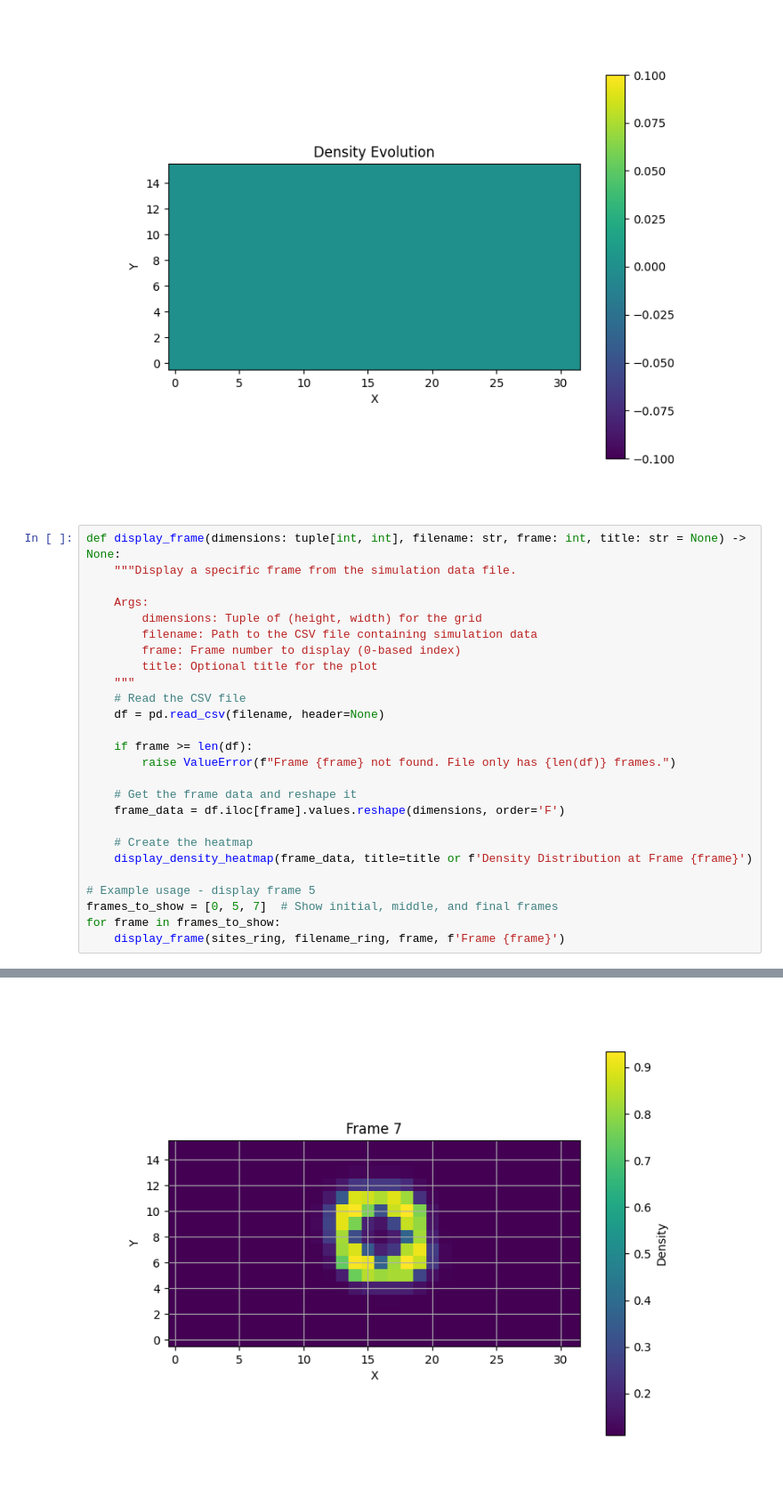
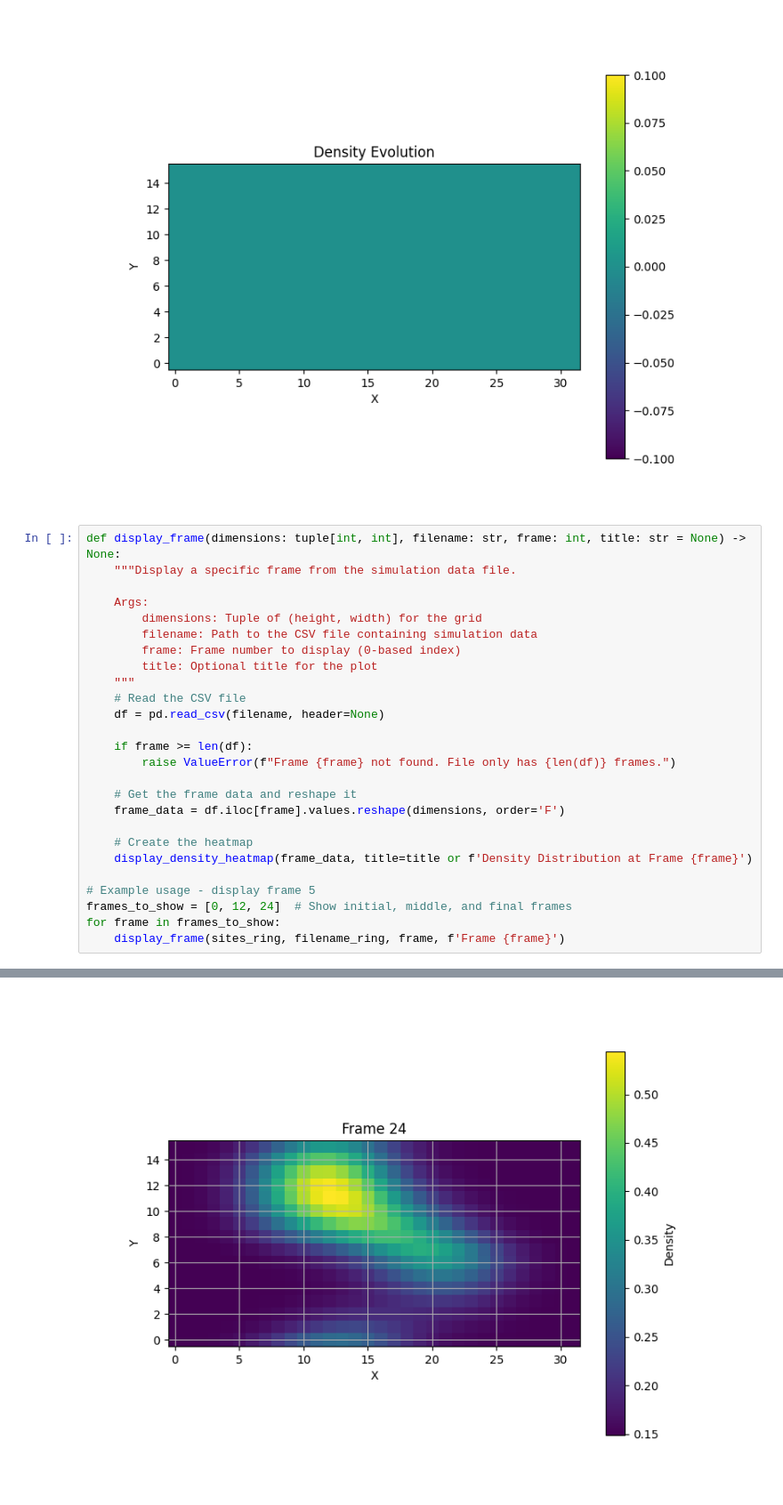
Before and after one commit to widdrr/qlbm, a Jupyter notebook: Experiment.ipynb, the cells around one changed output, grey strips where cells are left out. Shown at 89% size. Saved outputs shown, nothing was run; the diff lists cells and outputs as text.

```diff
--- a/Experiment.ipynb
+++ b/Experiment.ipynb
@@ -244,7 +244,7 @@ def display_frame(dimensions: tuple[int, int], filename: str, frame: int, title:
     display_density_heatmap(frame_data, title=title or f'Density Distribution at Frame {frame}')
 
 # Example usage - display frame 5
-frames_to_show = [0, 5, 7]  # Show initial, middle, and final frames
+frames_to_show = [0, 12, 24]  # Show initial, middle, and final frames
 for frame in frames_to_show:
     display_frame(sites_ring, filename_ring, frame, f'Frame {frame}')
 # %% [output]
@@ -253 +253 @@ for frame in frames_to_show:
-[figure, old version]
+[figure, new version]
```
Also changed, not shown: parts of 3 cells of this notebook, 4 other files.
